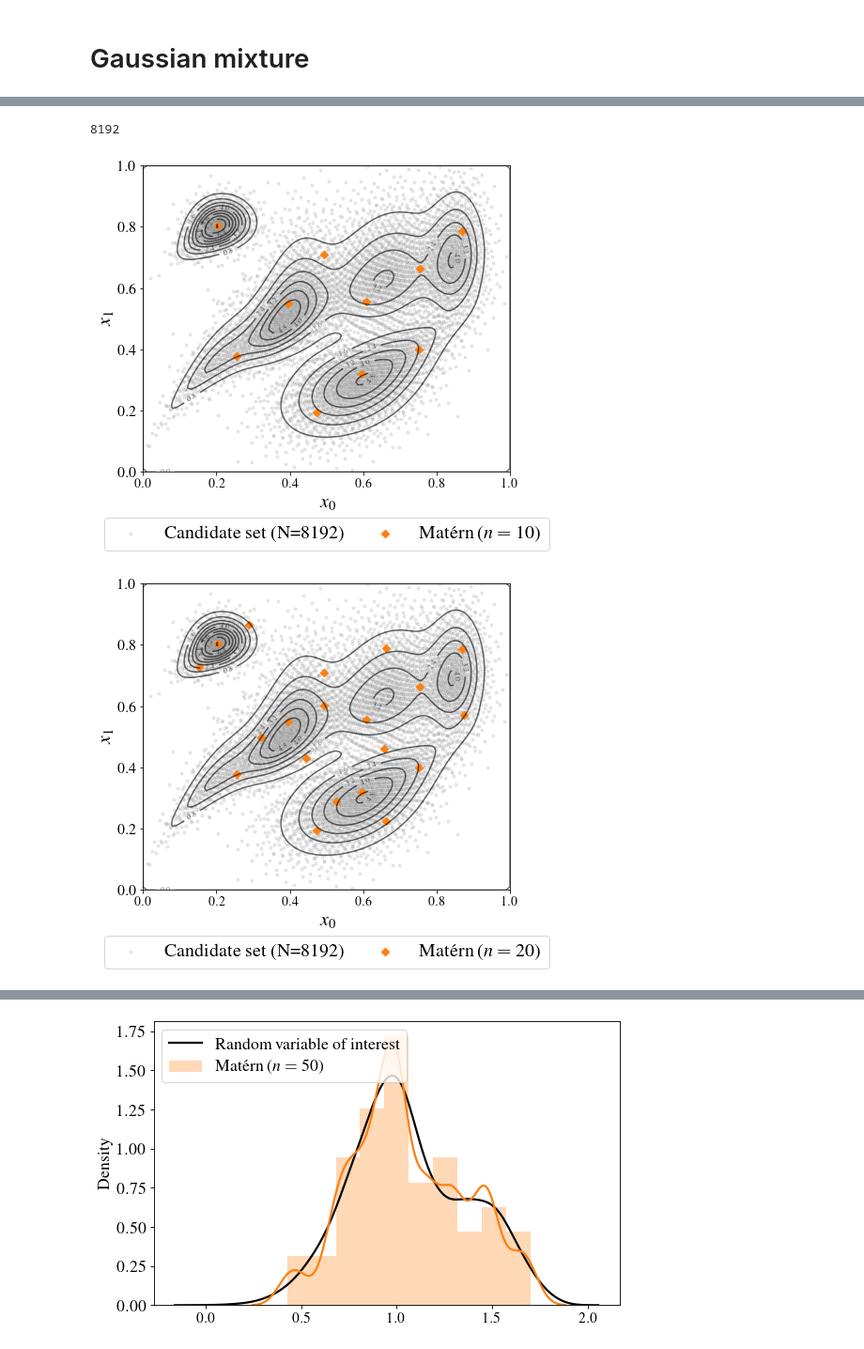
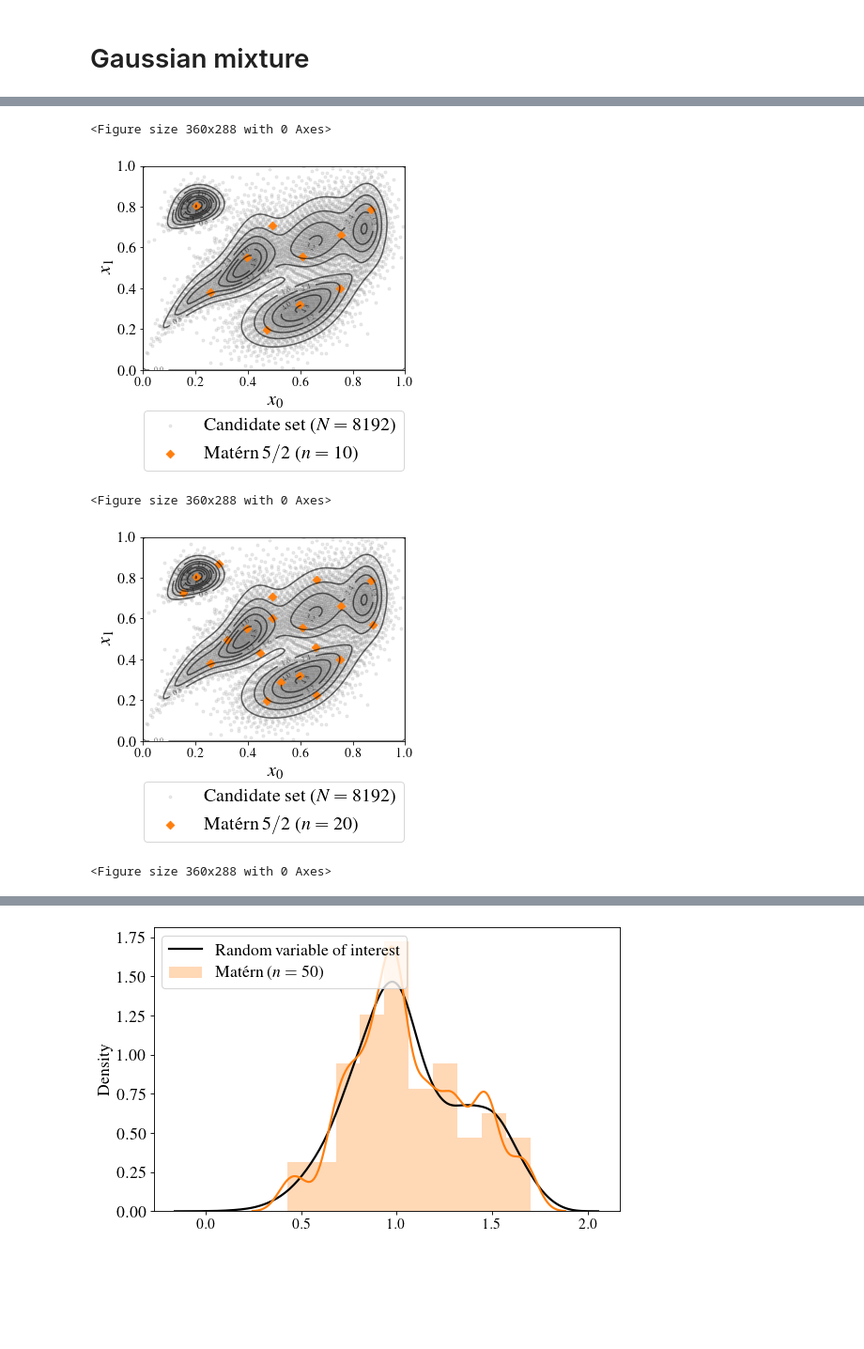
Before and after one commit to efekhari27/ctbenchmark, a Jupyter notebook: DataCentric/gaussian_mixture.ipynb, the cells around one changed output, grey strips where cells are left out. Shown at 94% size. Drawn from its saved outputs; the diff is of its cells as text; code cells hidden in the pictures; blank space fills up the shorter version.

```diff
--- a/DataCentric/gaussian_mixture.ipynb
+++ b/DataCentric/gaussian_mixture.ipynb
@@ -38,7 +38,3 @@ fig = d.draw_2D_controur('Gaussian mixture', None, distribution, nb_isocurves=12
-# %%
-2**13
-# %% [output]
-8192
 # %%
 dimension = distribution.getDimension()
 size = 50
@@ -59,13 +55,17 @@ kh = otkd.KernelHerding(
 kh_design = kh.select_design(size)
 # %%
 for size in [10, 20, 40]:
+    plt.figure(figsize=(5, 4))
     fig = d.draw_2D_controur('', None, distribution, nb_isocurves=12)
-    plt.scatter(candidate_set[:, 0], candidate_set[:, 1], label='Candidate set (N={})'.format(candidate_set_size), marker='.', alpha=0.15, color='C7')
-    plt.scatter(kh_design[:size, 0], kh_design[:size, 1], label='Matérn ($n={}$)'.format(size), marker='D', color='C1')
-    plt.legend(bbox_to_anchor=(0.5, -0.12), loc='upper center', ncol=2, columnspacing=1.2, fontsize=20)
+    plt.scatter(candidate_set[:, 0], candidate_set[:, 1], label='Candidate set ($N={}$)'.format(candidate_set_size), marker='.', alpha=0.15, color='C7')
+    plt.scatter(kh_design[:size, 0], kh_design[:size, 1], label='Matérn $5/2$ ($n={}$)'.format(size), marker='D', color='C1')
+    plt.legend(bbox_to_anchor=(0.5, -0.15), loc='upper center', ncol=1, columnspacing=1.2, fontsize=20)
     #plt.legend(bbox_to_anchor=(0.5, -0.1), loc='upper center') # outside bounds
-    plt.savefig('res/gaussian_mixture_sampling{}.pdf'.format(size), bbox_inches='tight');
+    plt.savefig('res/gaussian_mixture_sampling{}.pdf'.format(size), bbox_inches='tight', dpi=300);
 plt.show()
 # %% [output]
+<Figure size 360x288 with 0 Axes>
-[figure, old version]
+[figure, new version]
+<Figure size 360x288 with 0 Axes>
-[figure, old version]
+[figure, new version]
+<Figure size 360x288 with 0 Axes>
```
Also changed, not shown: parts of 7 cells of this notebook, 32 other files.
